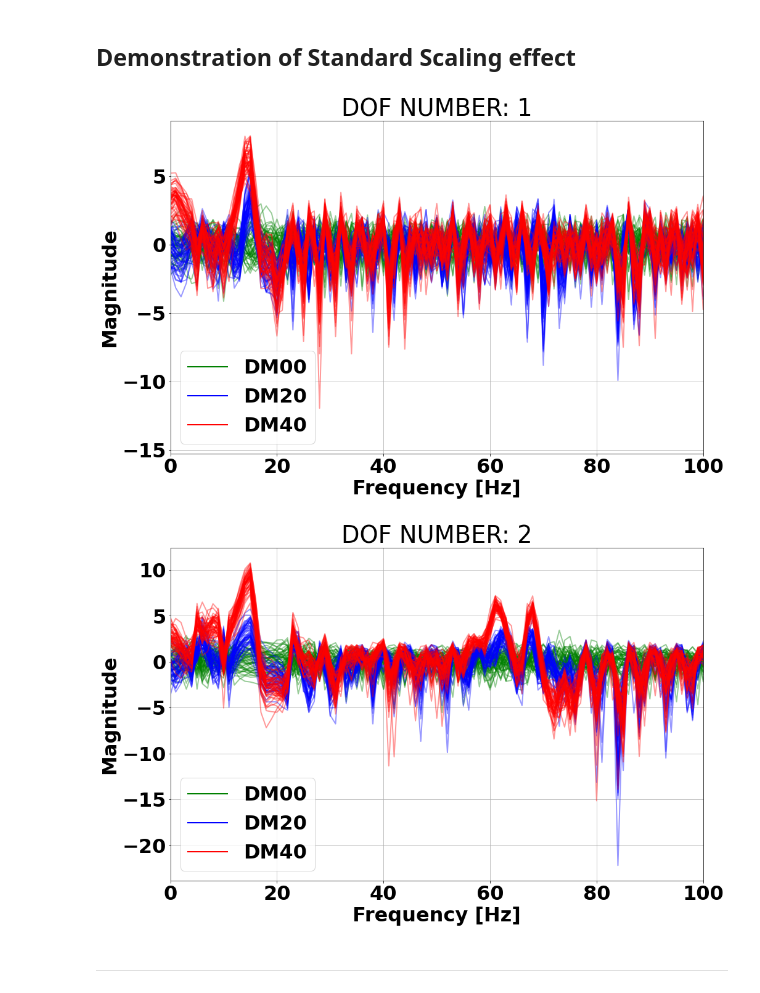
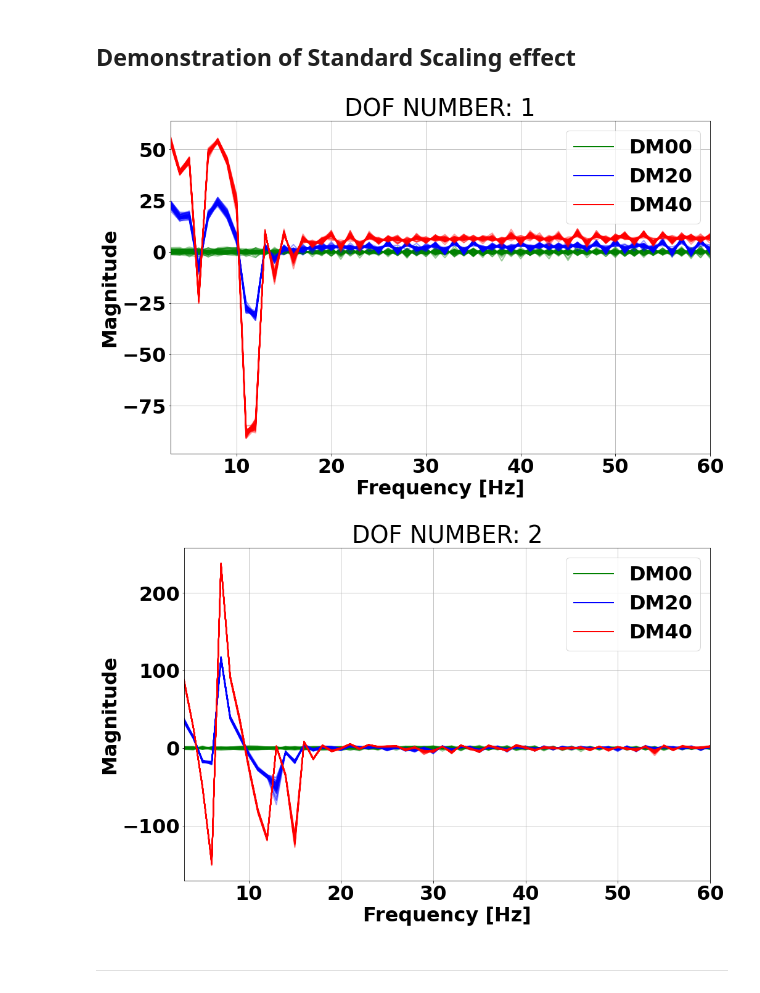
Before and after one commit to pche123/VBI_UMAP_HDBSCAN, a Jupyter notebook: notebooks/Example_Usage.ipynb, the cells around one changed output. Drawn from its saved outputs; the diff is of its cells as text; code cells hidden in the pictures.

Commit message:
Refractored code and checked that is produces the same results as in the image files.

```diff
--- a/notebooks/Example_Usage.ipynb
+++ b/notebooks/Example_Usage.ipynb
@@ -142,20 +169,38 @@ for dof in range(DOF_NUM):
         mod_data_fft = data[dof]['DM20']
         large_data_fft = data[dof]['DM40']
 
-        # Perform bootstrapping
+        # PERFORM BOOTSTRAPPING
+        # Notice that this is performed over the complex domain
+        # Also notice: In order to tell when damage begins to appear one can program an alarm
+        # such as a one class support vector machine (OCSVM). This has been demonstrated previously in:
+
+        # Cheema, P., Alamdari, M. M., Chang, K. C., Kim, C. W., & Sugiyama, M. (2022).
+        # A drive-by bridge inspection framework using non-parametric clusters over projected data manifolds.
+        # Mechanical Systems and Signal Processing, 180, 109401.
+
+        # Alternatively, in a practical setting it would be advisable to regularly pool data into separate
+        # portions (400-800 sensor sampels) and then bootstrap over those portions, and observe shifts in the
+        # fft distribution. Here we just assume for simplicity, that we have X sensor samples, and "luckily" each
+        # time we separate them, we have chanced upon a nice separation of DM00 --> DM20 --> DM40. However in
+        # a practical setting the transitions may look like DM00 --> [DM00,DM20] --> [DM20] --> [DM20, DM40] --> DM40
+        # so that some overlaps may occur. Regardless, the presence of overlapping will show very strongly
+        # in the proposed UMAP --> HDBSCAN data pipeline since the underlying distributions will have shifted.
+        # i.e. a covariate shift will occur due to the inherent distance separations between damage states as seen
+        # in the frequency domains
         healthy_bootstrap = processing.bootstrap_sampling(healthy_data_fft, sample_times=sample_times)
         mod_bootstrap = processing.bootstrap_sampling(mod_data_fft, sample_times=sample_times)
         large_bootstrap = processing.bootstrap_sampling(large_data_fft, sample_times=sample_times)
 
+        # Taking the log-abs(.) so we scale data + work in real domain
         healthy_log_abs_train = processing.log_abs_transform(healthy_bootstrap[0])
         mod_log_abs_train = processing.log_abs_transform(mod_bootstrap[0])
         large_log_abs_train = processing.log_abs_transform(large_bootstrap[0])
 
         plt.title(f'DOF NUMBER: {dof+1}')
-        plt.plot(healthy_log_abs_train[0:50,3:].T,'g', label = label_healthy, alpha = 0.4);
-        plt.plot(mod_log_abs_train[0:50,3:].T,'b', label = label_moderate, alpha = 0.4);
-        plt.plot(large_log_abs_train[0:50,3:].T,'r', label = label_large, alpha = 0.4);
-        plt.xlim([0,60])
+        plt.plot(freqs[1:], healthy_log_abs_train[0:50,1:].T,'g', label = label_healthy, alpha = 0.4);
+        plt.plot(freqs[1:], mod_log_abs_train[0:50,1:].T,'b', label = label_moderate, alpha = 0.4);
+        plt.plot(freqs[1:], large_log_abs_train[0:50,1:].T,'r', label = label_large, alpha = 0.4);
+        plt.xlim([freqs[1],60])
         plt.xlabel('Frequency [Hz]')
         plt.ylabel('Magnitude')
 
@@ -163,6 +208,8 @@ for dof in range(DOF_NUM):
         for lh in leg.legendHandles:
             lh.set_alpha(1)
 
+        # We take a little bit of an offset from zero to avoid the impacts of log(small_value) which occur
+        # near 0 Hz
         transformed[dof]['DM00'] = healthy_log_abs_train[:,3:]
         transformed[dof]['DM20'] = mod_log_abs_train[:,3:]
         transformed[dof]['DM40'] = large_log_abs_train[:,3:]
@@ -174,36 +221,39 @@ for dof in range(DOF_NUM):
 # %%
 plt_flag_data = True
 scaled = []
 
 for dof in range(DOF_NUM):
 
     scaled.append({})
     if plt_flag_data:
         plt.figure()
         scaler = StandardScaler()
+        # Making sure to fit only to the observed healthy data
+        # Standard scaling tries to further push for separation between the damage cases
         healthy_scaled = scaler.fit_transform(transformed[dof]['DM00']) #### You NEED TO MAKE SURE THIS SPLIT IS CONSISTENT E.G. WHEN INPUTING THE DATASTREAMS SEQUENCING
         mod_scaled = scaler.transform(transformed[dof]['DM20'])
         large_scaled = scaler.transform(transformed[dof]['DM40'])
 
         plt.title(f'DOF NUMBER: {dof+1}')
-        plt.plot(healthy_scaled[0:50,:].T,'g', label = label_healthy, alpha = 0.4);
-        plt.plot(mod_scaled[0:50,:].T,'b', label = label_moderate, alpha = 0.4);
-        plt.plot(large_scaled[0:50,:].T,'r', label = label_large, alpha = 0.4);
+        plt.plot(freqs[3:], healthy_scaled[0:50,:].T,'g', label = label_healthy, alpha = 0.4);
+        plt.plot(freqs[3:], mod_scaled[0:50,:].T,'b', label = label_moderate, alpha = 0.4);
+        plt.plot(freqs[3:], large_scaled[0:50,:].T,'r', label = label_large, alpha = 0.4);
 
-        plt.xlim([0,100])
+        plt.xlim([freqs[3],60])
         plt.xlabel('Frequency [Hz]')
         plt.ylabel('Magnitude')
 
         leg = plt.legend()
         for lh in leg.legendHandles:
             lh.set_alpha(1)
 
+        # Note: We displayed up until 60Hz, but we take the first 100 Hz in the data pipeline
         scaled[dof]['DM00'] = healthy_scaled[:,:100]
         scaled[dof]['DM20'] = mod_scaled[:,:100]
         scaled[dof]['DM40'] = large_scaled[:,:100]
 # %% [output]
-[figure, old version]
+[figure, new version]
-[figure, old version]
+[figure, new version]
 # %% [markdown]
 ------
 # %% [markdown]
```
Also changed, not shown: parts of 19 cells of this notebook, 30 other files.
